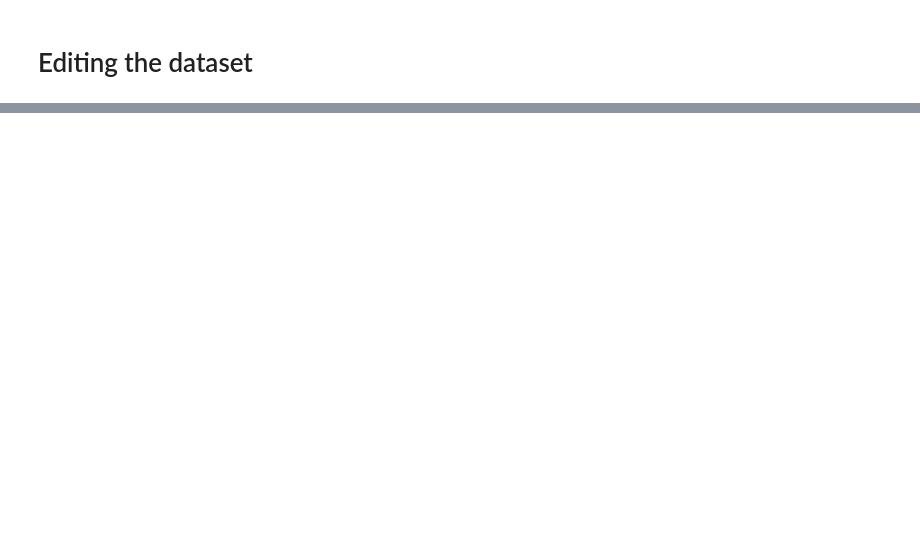
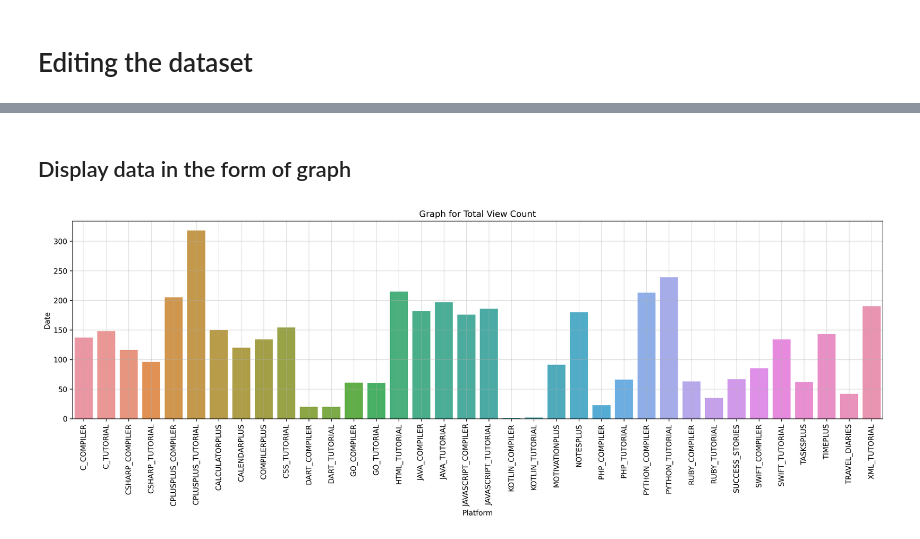
Before and after one commit to PrajjwalPathak/One-Percent-Projects, a Jupyter notebook: Data_Analysis/DataPrediction_CDM_App_Date_Apple.ipynb, the cells around one changed output, grey strips where cells are left out. Cells and saved outputs as stored; diff of their text form; code cells hidden in the pictures; blank space fills up the shorter version.

Commit message:
Update Console Digital Marketing App Date Apple data prediction

```diff
--- a/Data_Analysis/DataPrediction_CDM_App_Date_Apple.ipynb
+++ b/Data_Analysis/DataPrediction_CDM_App_Date_Apple.ipynb
@@ -83,9 +16,0 @@ data.head()
-# %%
-plt.rcParams.update({'figure.figsize': (15, 3)})
-fig, ax = plt.subplots()
-sns.lineplot(data=data, x=data.index, y=data.columns[0], label ='Weekly', color='Green')
-plt.xlabel('Date')
-plt.ylabel(data.columns[0])
-plt.title('Graph for Weekly View Count')
-plt.grid(linestyle='-', linewidth=0.3)
-ax.tick_params(axis='x', rotation=90)
@@ -127,11 +16,0 @@ test['validations'] = validations
-# %%
-plt.rcParams.update({'figure.figsize': (15, 3)})
-fig, ax = plt.subplots()
-sns.lineplot(data=train, x=train.index, y=data.columns[0], label ='Original', color='Green')
-sns.lineplot(data=test, x=test.index, y='validations', label ='Validated', color='Red')
-plt.grid(linestyle='-', linewidth=0.3)
-plt.xlabel('Date')
-plt.ylabel(data.columns[0])
-plt.title('Graph for Weekly View Count')
-plt.legend()
-ax.tick_params(axis='x', rotation=90)
@@ -190,0 +22,3 @@ for platform in df.columns[1:]:
+# %%
+df = pd.read_csv('drive/MyDrive/CONSOLE_DIGITAL_MARKETING_APP_DATE_APPLE.csv', parse_dates=['DATE'], dayfirst=True)
+df.head()
@@ -190,0 +32,21 @@ for platform in df.columns[1:]:
+# %% [markdown]
+## Display data in the form of graph
+# %%
+x = []
+y = []
+for slug in df:
+    x.append(slug)
+x = x[1:]
+for slug in x:
+    y.append(int(sum(df[slug])))
+
+plt.rcParams.update({'figure.figsize': (20, 5), 'figure.dpi':300})
+fig, ax = plt.subplots()
+sns.barplot(x=x, y=y)
+plt.xlabel('Platform')
+plt.ylabel('Date')
+plt.title('Graph for Total View Count')
+plt.grid(linestyle='-', linewidth=0.3)
+ax.tick_params(axis='x', rotation=90)
+# %% [output]
+[figure, added]
```
Also changed, not shown: parts of 41 cells of this notebook.
